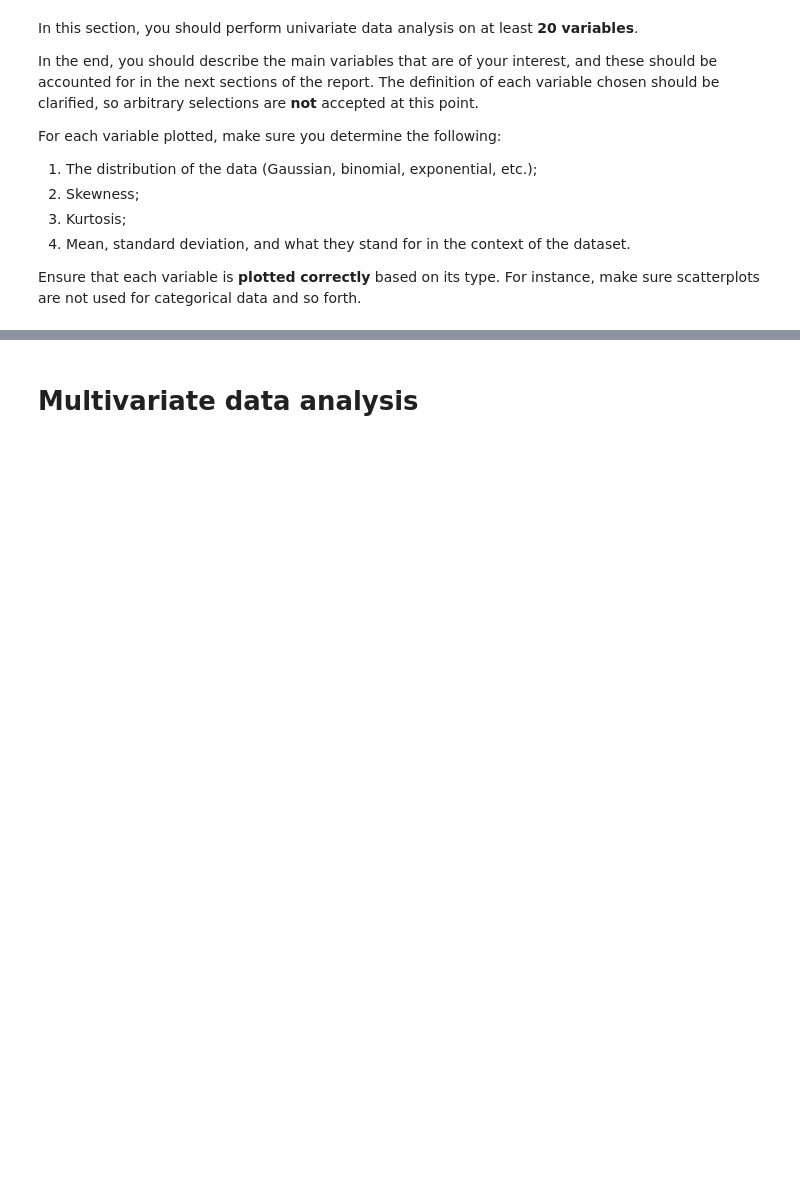
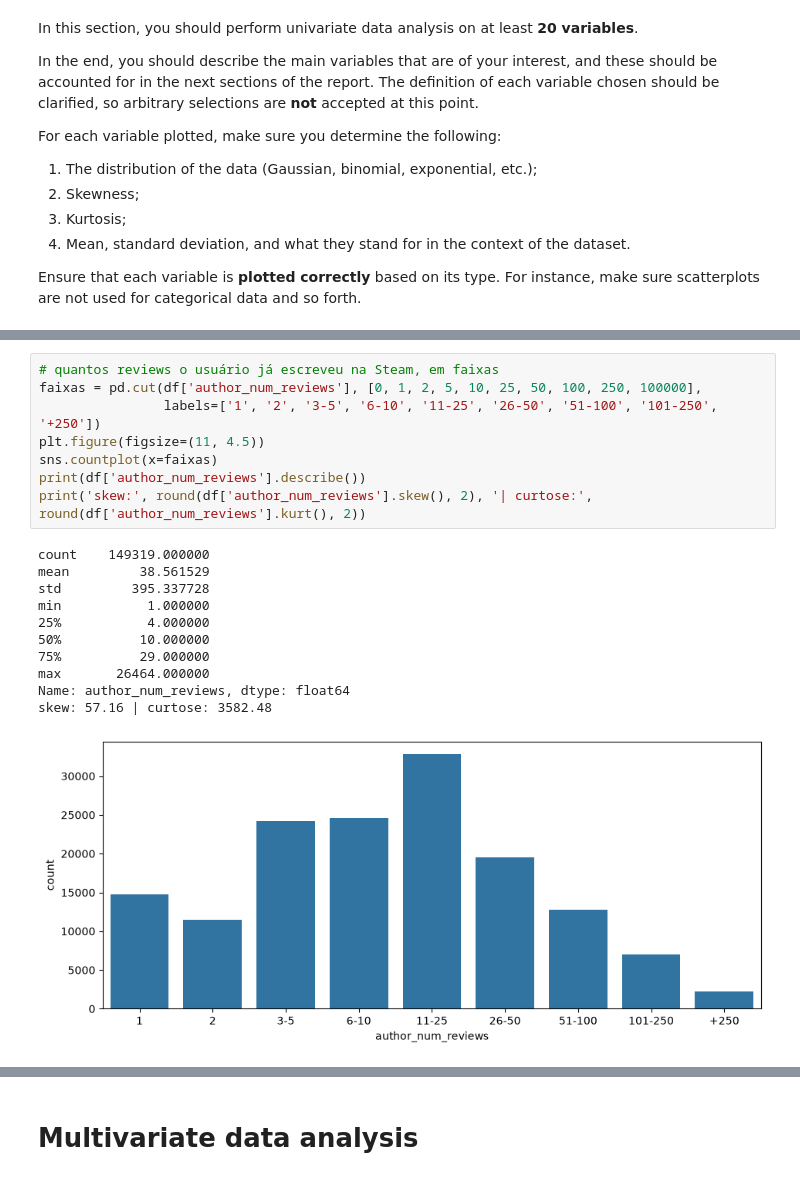
Before and after one commit to larissa04alves/steam-review-retention, a Jupyter notebook: tde-data-science-parte01.ipynb, the cells around one changed output, grey strips where cells are left out. Drawn from its saved outputs; the diff is of its cells as text; blank space fills up the shorter version.

```diff
--- a/tde-data-science-parte01.ipynb
+++ b/tde-data-science-parte01.ipynb
@@ -693,0 +452,20 @@ skew: 0.29 | curtose: -0.65
+# %%
+# quantos reviews o usuário já escreveu na Steam, em faixas
+faixas = pd.cut(df['author_num_reviews'], [0, 1, 2, 5, 10, 25, 50, 100, 250, 100000],
+                labels=['1', '2', '3-5', '6-10', '11-25', '26-50', '51-100', '101-250', '+250'])
+plt.figure(figsize=(11, 4.5))
+sns.countplot(x=faixas)
+print(df['author_num_reviews'].describe())
+print('skew:', round(df['author_num_reviews'].skew(), 2), '| curtose:', round(df['author_num_reviews'].kurt(), 2))
+# %% [output]
+count    149319.000000
+mean         38.561529
+std         395.337728
+min           1.000000
+25%           4.000000
+50%          10.000000
+75%          29.000000
+max       26464.000000
+Name: author_num_reviews, dtype: float64
+skew: 57.16 | curtose: 3582.48
+[figure, added]
```
Also changed, not shown: parts of 43 cells of this notebook.
